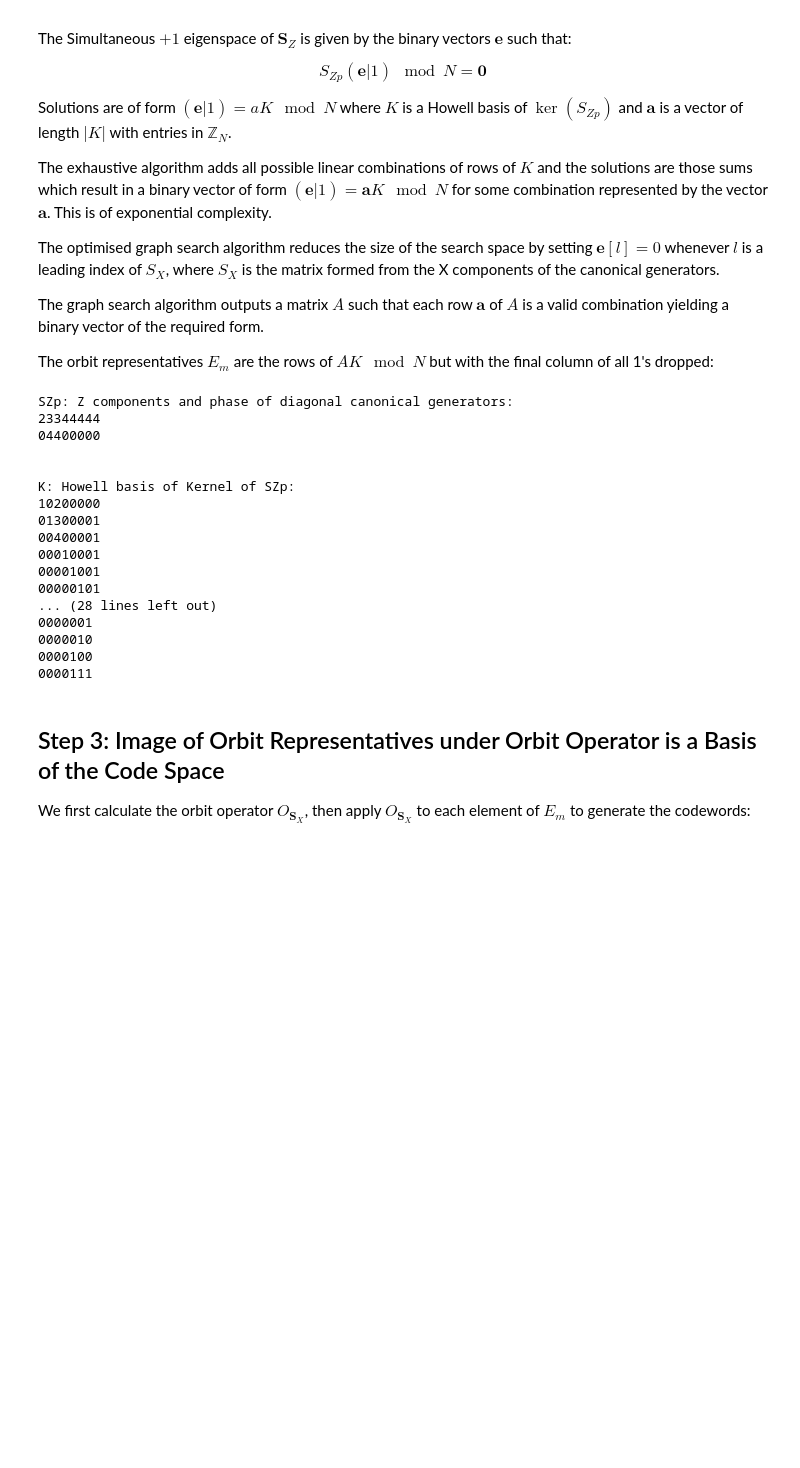
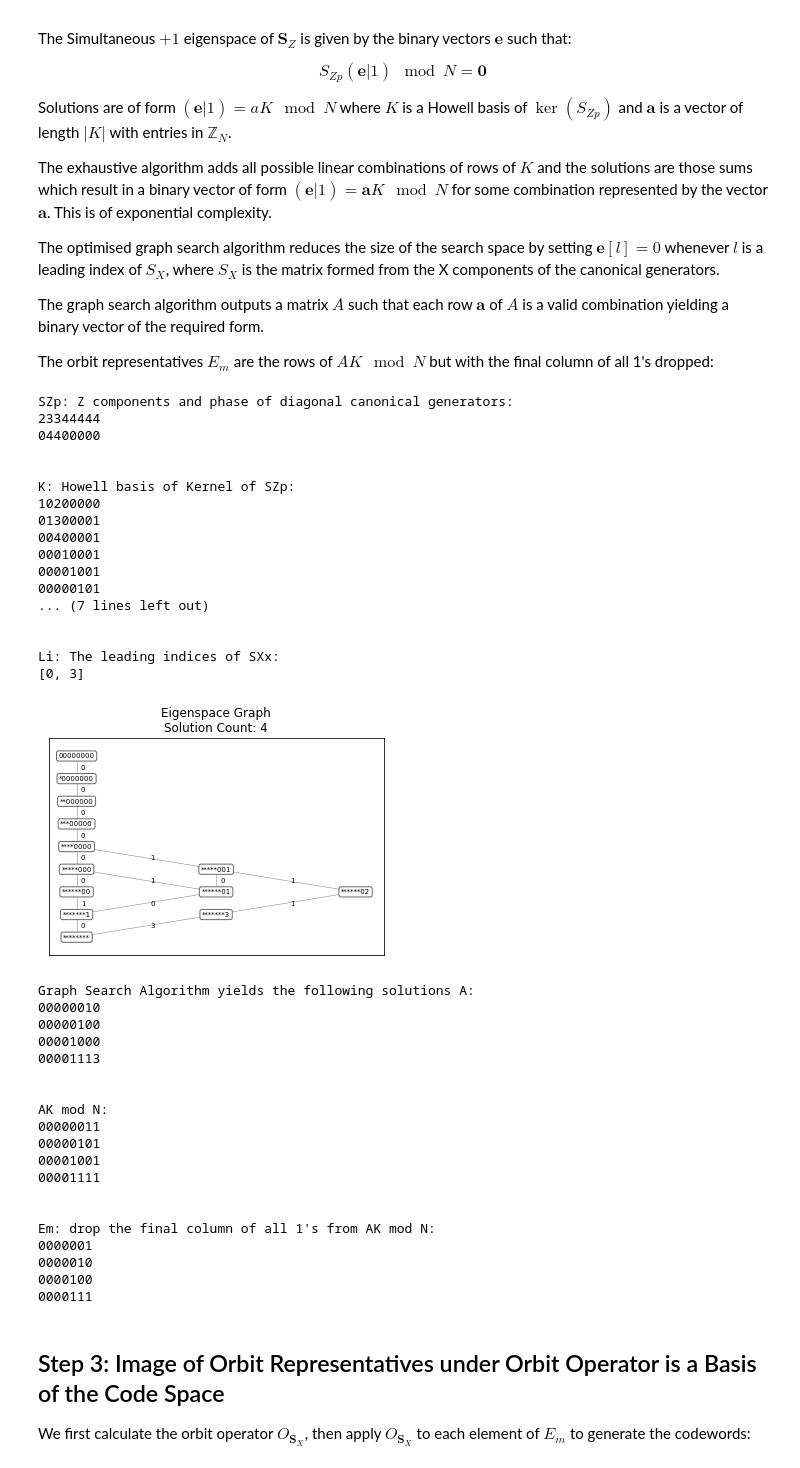
Before and after one commit to m-webster/XPFpackage, a Jupyter notebook: Examples/4.5_code_words.ipynb, the cells around one changed output. Saved outputs shown, nothing was run; the diff lists cells and outputs as text; code cells hidden in the pictures; blank space fills up the shorter version.

```diff
--- a/Examples/4.5_code_words.ipynb
+++ b/Examples/4.5_code_words.ipynb
@@ -115,38 +116,61 @@ D,(n,b) = espaceSolve(K,N,b=None,x=x)
 ###### convert graph D to a list L
 # L is a list of vectors c modulo N of length m
 # representing linear combinations of the rows of K
+
+displayGraph(D,(n,b),'Eigenspace Graph',K)
+
 A = graph2List(D,(n,b),rev=True)
 A = ZMat(A)
 
 print('Graph Search Algorithm yields the following solutions A:')
 print(ZmatPrint(A,N))
 print('\n')
 Em = np.mod(A @ K,N)
 print('AK mod N:')
 print(ZmatPrint(Em,2))
 print('\n')
 print('Em: drop the final column of all 1\'s from AK mod N:')
 Em = Em[:,:-1]
 print(ZmatPrint(Em,2))
 print('\n')
 # %% [output]
 SZp: Z components and phase of diagonal canonical generators:
 23344444
 04400000
 
 
 K: Howell basis of Kernel of SZp:
 10200000
 01300001
 00400001
 00010001
 00001001
 00000101
-... (28 lines left out)
-0000001
-0000010
-0000100
-0000111
+... (7 lines left out)
+
+
+Li: The leading indices of SXx:
+[0, 3]
+[figure, added]
+Graph Search Algorithm yields the following solutions A:
+00000010
+00000100
+00001000
+00001113
+
+
+AK mod N:
+00000011
+00000101
+00001001
+00001111
+
+
+Em: drop the final column of all 1's from AK mod N:
+0000001
+0000010
+0000100
+0000111
 # %% [markdown]
 ## Step 3: Image of Orbit Representatives under Orbit Operator is a Basis of the Code Space
 
```
Also changed, not shown: parts of 2 cells of this notebook, 17 other files.
